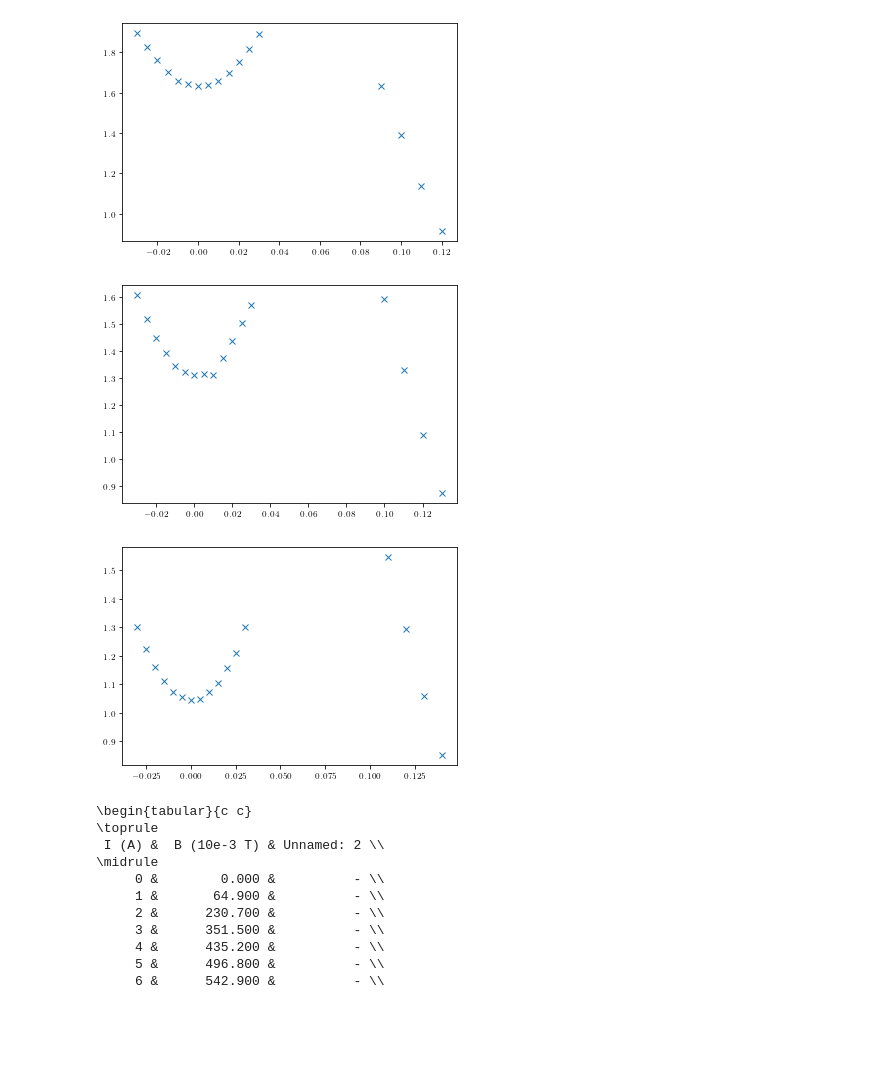
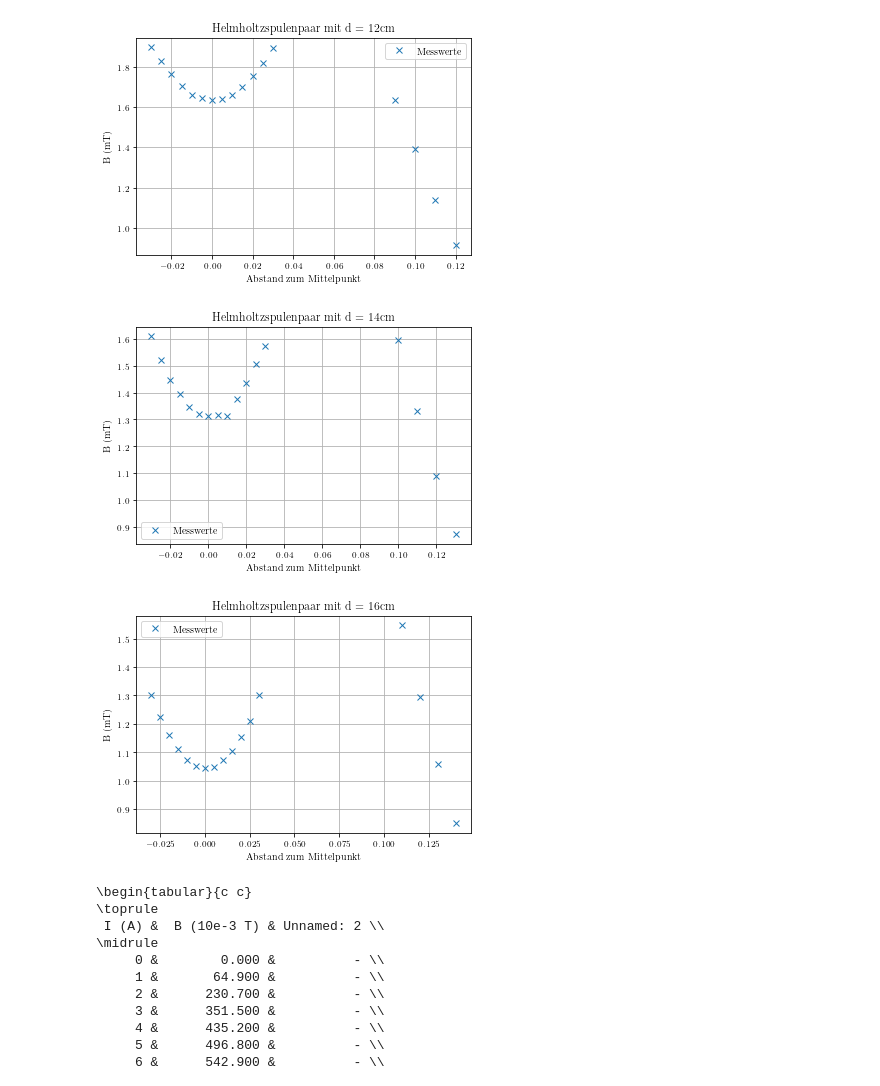
Before and after one commit to waerther/grundpraktikum1, a Jupyter notebook: v308/messdaten.ipynb, the cells around one changed output. Cells and saved outputs as stored; diff of their text form; code cells hidden in the pictures; blank space fills up the shorter version.

```diff
--- a/v308/messdaten.ipynb
+++ b/v308/messdaten.ipynb
@@ -25,14 +31,21 @@ print(daten.to_latex(index = False, column_format= "c c", na_rep = "-", float_fo
 # %%
 import matplotlib.pyplot as plt
 
 x =[-0.030, -0.025, -0.020, -0.015, -0.010, -0.005,  0.000,  0.005,  0.010,  0.015,  0.020,  0.025,  0.030,  0.090,  0.100,  0.110,  0.120]
 y =[1.895, 1.826, 1.764, 1.705, 1.657, 1.645, 1.632, 1.638, 1.660, 1.700, 1.754, 1.818, 1.890, 1.634, 1.390, 1.137, 0.915]
 
-plt.plot(x,y, "x")
-#plt.legend()
+fig = plt.figure()
+ax = fig.add_subplot(1,1,1)
+ax.set_title('Helmholtzspulenpaar mit d = 12cm')
+ax.set_xlabel('Abstand zum Mittelpunkt')
+ax.set_ylabel('B (mT)')
+ax.grid()
+ax.plot(x,y, 'x', label='Messwerte')
+ax.legend()
+plt.savefig('HelmholtzspuleHighRes1.png', dpi=700)
 plt.show()
 # %% [output]
-[figure, old version]
+[figure, new version]
 # %%
 import pandas as pd
 messdaten = pd.read_excel("md_helmholtzspule_14cm.xlsx")
@@ -44,11 +57,18 @@ import matplotlib.pyplot as plt
 x = [-0.030, -0.025, -0.020, -0.015, -0.010, -0.005,  0.000,  0.005,  0.010,  0.015,  0.020,  0.025,  0.030,  0.100,  0.110,  0.120,  0.130]
 y = [1.608, 1.520, 1.448, 1.394, 1.346, 1.322, 1.312, 1.316, 1.314, 1.375, 1.437, 1.505, 1.572, 1.596, 1.332, 1.091, 0.875]
 
-plt.plot(x,y, "x")
-#plt.legend()
+fig = plt.figure()
+ax = fig.add_subplot(1,1,1)
+ax.set_title('Helmholtzspulenpaar mit d = 14cm')
+ax.set_xlabel('Abstand zum Mittelpunkt')
+ax.set_ylabel('B (mT)')
+ax.grid()
+ax.plot(x,y, 'x', label='Messwerte')
+ax.legend()
+plt.savefig('HelmholtzspuleHighRes2.png', dpi=700)
 plt.show()
 # %% [output]
-[figure, old version]
+[figure, new version]
 # %%
 import pandas as pd
 messdaten = pd.read_excel("md_helmholtzspule_16cm.xlsx")
@@ -60,11 +80,18 @@ import matplotlib.pyplot as plt
 x = [-0.030, -0.025, -0.020, -0.015, -0.010, -0.005,  0.000,  0.005,  0.010,  0.015,  0.020,  0.025,  0.030,  0.110,  0.120,  0.130,  0.140]
 y = [1.300, 1.225, 1.160, 1.112, 1.074, 1.054, 1.044, 1.049, 1.073, 1.106, 1.156, 1.210, 1.300, 1.546, 1.295, 1.060, 0.852]
 
-plt.plot(x,y, "x")
-#plt.legend()
+fig = plt.figure()
+ax = fig.add_subplot(1,1,1)
+ax.set_title('Helmholtzspulenpaar mit d = 16cm')
+ax.set_xlabel('Abstand zum Mittelpunkt')
+ax.set_ylabel('B (mT)')
+ax.grid()
+ax.plot(x,y, 'x', label='Messwerte')
+ax.legend()
+plt.savefig('HelmholtzspuleHighRes3.png', dpi=700)
 plt.show()
 # %% [output]
-[figure, old version]
+[figure, new version]
 # %%
 #Toroidspule
 
```
Also changed, not shown: parts of 2 cells of this notebook, 10 other files.
